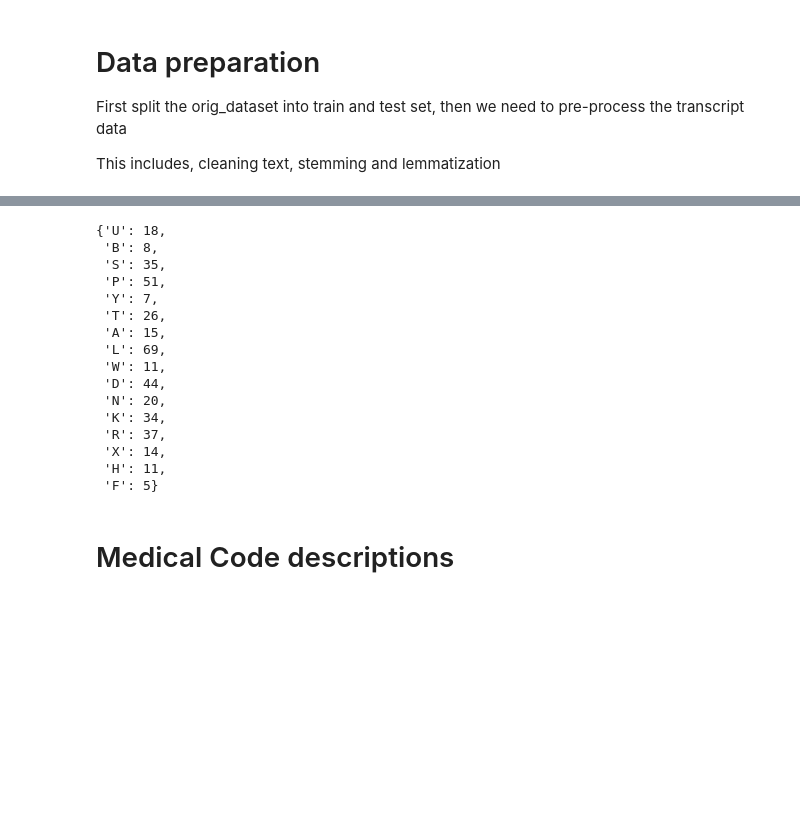
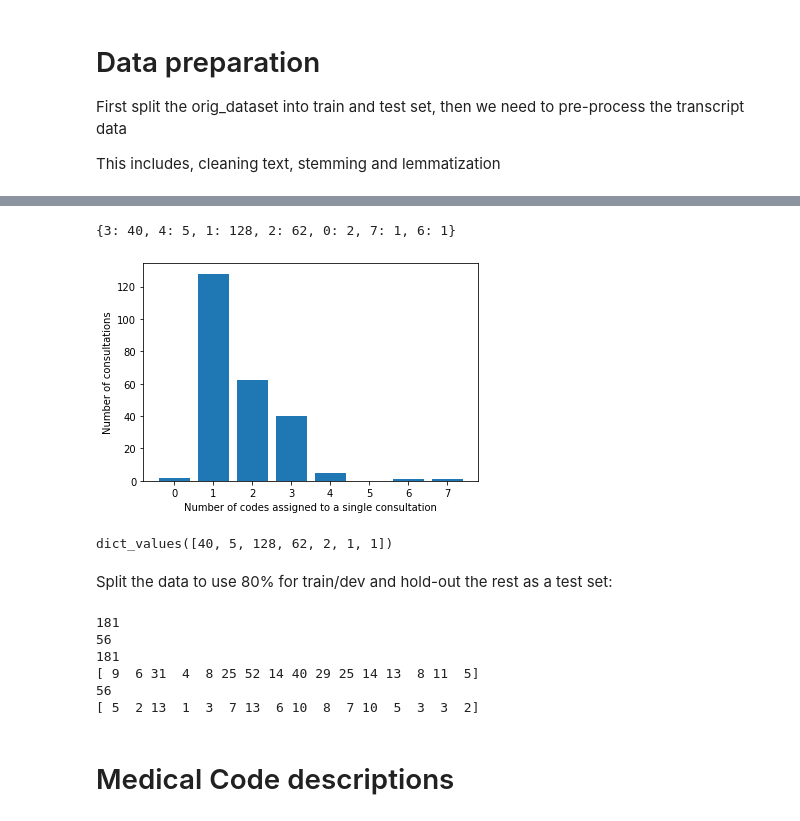
Before and after one commit to NLPforGPs/NLP-Primary-Care, a Jupyter notebook: classification.ipynb, the cells around one changed output, grey strips where cells are left out. Drawn from its saved outputs; the diff is of its cells as text; code cells hidden in the pictures; blank space fills up the shorter version.

```diff
--- a/classification.ipynb
+++ b/classification.ipynb
@@ -56,24 +91,49 @@ for codes in orig_dataset['codes']:
 
         labels[code] += 1
 
-labels
+# labels
-# %% [output]
-{'U': 18,
- 'B': 8,
- 'S': 35,
- 'P': 51,
- 'Y': 7,
- 'T': 26,
- 'A': 15,
- 'L': 69,
- 'W': 11,
- 'D': 44,
- 'N': 20,
- 'K': 34,
- 'R': 37,
- 'X': 14,
- 'H': 11,
- 'F': 5}
+# %%
+#codes per consultation
+counts = {}
+for codes in orig_dataset['codes']:
+    n_codes = len(codes)
+    if n_codes not in counts:
+        counts[n_codes] = 0
+
+    counts[n_codes] += 1
+
+print(counts)
+# %% [output]
+{3: 40, 4: 5, 1: 128, 2: 62, 0: 2, 7: 1, 6: 1}
+# %%
+plt.bar(counts.keys(), counts.values())
+plt.xlabel('Number of codes assigned to a single consultation')
+plt.ylabel('Number of consultations')
+plt.savefig('codes_per_consultation_hist.pdf')
+# %% [output]
+[figure, added]
+# %%
+counts.values()
+# %% [output]
+dict_values([40, 5, 128, 62, 2, 1, 1])
+# %% [markdown]
+Split the data to use 80% for train/dev and hold-out the rest as a test set:
+# %%
+dev_data, test_data, y_hot_dev, y_hot_test = stratified_multi_label_split(orig_dataset, y_hot)
+
+print(len(dev_data))
+print(len(test_data))
+print(len(y_hot_dev))
+print(np.sum(y_hot_dev, 0))
+print(len(y_hot_test))
+print(np.sum(y_hot_test, 0))
+# %% [output]
+181
+56
+181
+[ 9  6 31  4  8 25 52 14 40 29 25 14 13  8 11  5]
+56
+[ 5  2 13  1  3  7 13  6 10  8  7 10  5  3  3  2]
 # %% [markdown]
 # Medical Code descriptions
 # %%
```
Also changed, not shown: parts of 45 cells of this notebook, 14 other files.
